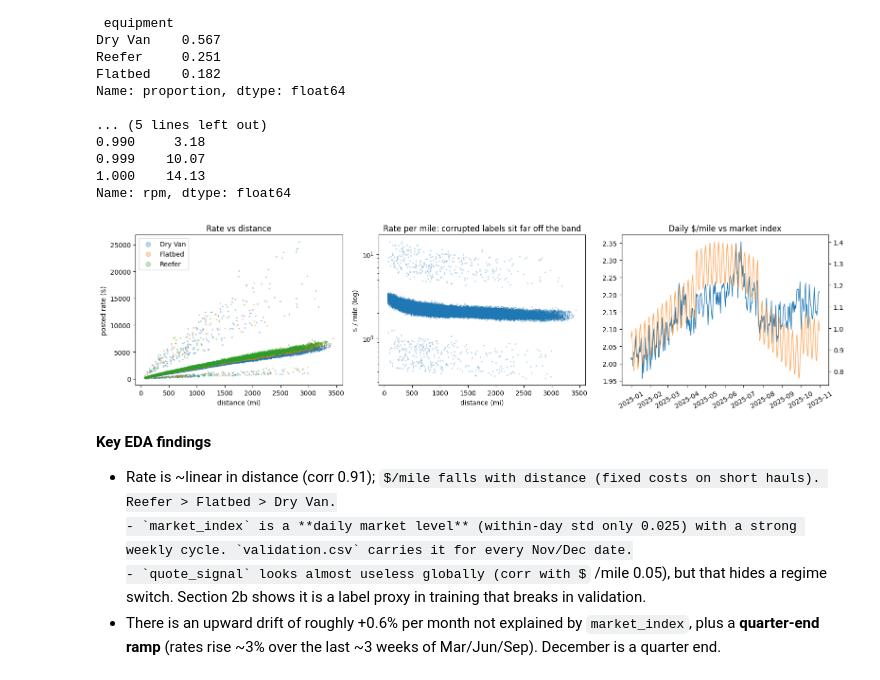
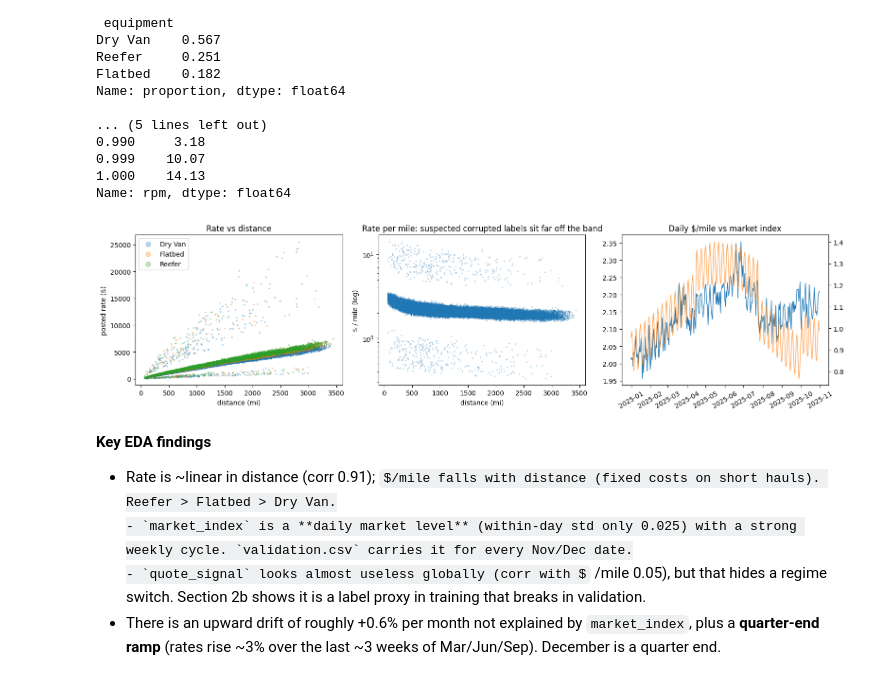
Before and after one commit to kkipngenokoech/freight-rate-forecasting, a Jupyter notebook: freight_rate_model.ipynb, the cells around one changed output. Drawn from its saved outputs; the diff is of its cells as text; code cells hidden in the pictures; some formulas as TeX source.

Commit message:
Flag suspected corrupted labels within each training window; soften wording

```diff
--- a/freight_rate_model.ipynb
+++ b/freight_rate_model.ipynb
@@ -100,17 +100,17 @@ Name: rpm, dtype: float64
 # %%
 fig, ax = plt.subplots(1, 3, figsize=(16, 4.2))
 for eq, g in train.groupby("equipment"):
     ax[0].scatter(g.distance, g.posted_rate, s=2, alpha=.3, label=eq)
 ax[0].set(xlabel="distance (mi)", ylabel="posted rate ($)", title="Rate vs distance"); ax[0].legend(markerscale=5)
 ax[1].scatter(train.distance, train.rpm, s=2, alpha=.2); ax[1].set_yscale("log")
-ax[1].set(xlabel="distance (mi)", ylabel="$ / mile (log)", title="Rate per mile: corrupted labels sit far off the band")
+ax[1].set(xlabel="distance (mi)", ylabel="$ / mile (log)", title="Rate per mile: suspected corrupted labels sit far off the band")
 daily = train.groupby("date").agg(rpm=("rpm", "median"), mi=("market_index", "mean"))
 ax[2].plot(daily.index, daily.rpm, lw=1, label="median $/mile"); ax2 = ax[2].twinx()
 ax2.plot(daily.index, daily.mi, lw=1, color="C1", alpha=.7, label="market_index (daily mean)")
 ax[2].set_title("Daily $/mile vs market index"); ax[2].tick_params(axis="x", rotation=30)
 fig.tight_layout(); fig.savefig(FIG / "eda_overview.png", dpi=130); plt.show()
 # %% [output]
-[figure, old version]
+[figure, new version]
 # %% [markdown]
 **Key EDA findings**
 
```
Also changed, not shown: parts of 5 cells of this notebook, 3 other files.
